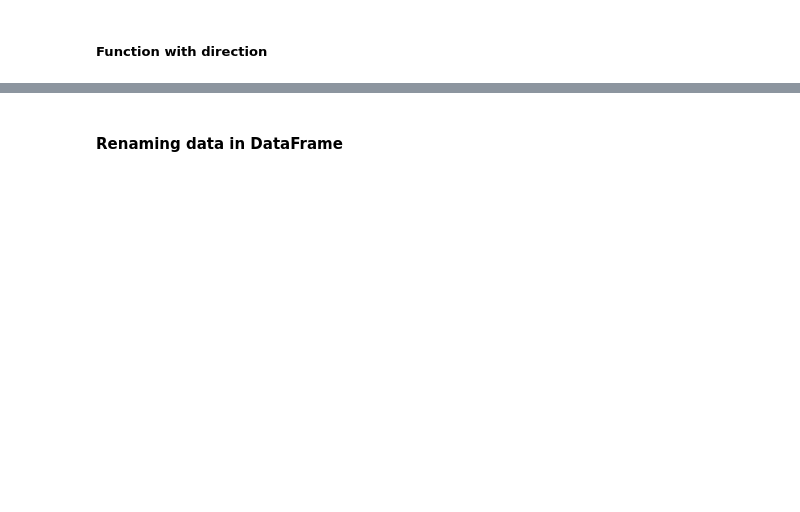
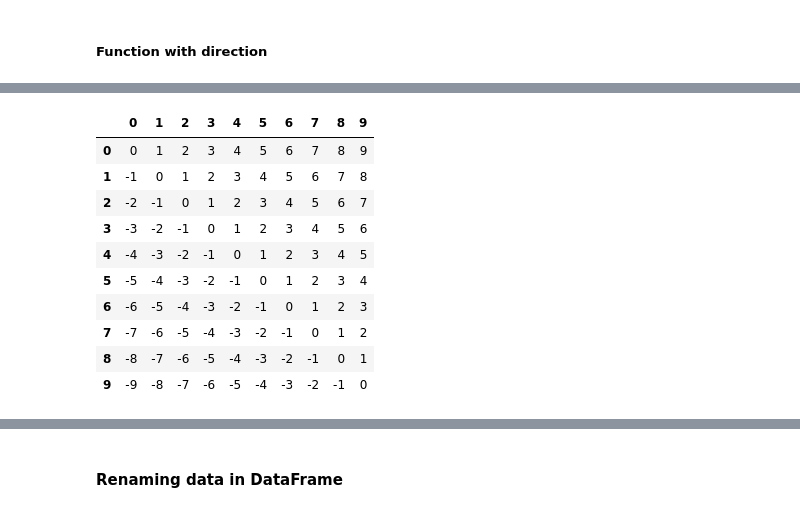
Before and after one commit to Segun228/Python_guides, a Jupyter notebook: t_pandas_guide/extended_pandas_guide.ipynb, the cells around one changed output, grey strips where cells are left out. Cells and saved outputs as stored; diff of their text form; code cells hidden in the pictures; blank space fills up the shorter version.

```diff
--- a/t_pandas_guide/extended_pandas_guide.ipynb
+++ b/t_pandas_guide/extended_pandas_guide.ipynb
@@ -1423,0 +996,15 @@ Length: 3, dtype: Float64' has dtype incompatible with int64, please explicitly
+# %%
+nums.subtract(np.arange(10), axis=1) # vector-row
+nums.subtract(np.arange(10), axis=0) # vector-column
+# %% [output]
+|  | 0 | 1 | 2 | 3 | 4 | 5 | 6 | 7 | 8 | 9 |
+| 0 | 0 | 1 | 2 | 3 | 4 | 5 | 6 | 7 | 8 | 9 |
+| 1 | -1 | 0 | 1 | 2 | 3 | 4 | 5 | 6 | 7 | 8 |
+| 2 | -2 | -1 | 0 | 1 | 2 | 3 | 4 | 5 | 6 | 7 |
+| 3 | -3 | -2 | -1 | 0 | 1 | 2 | 3 | 4 | 5 | 6 |
+| 4 | -4 | -3 | -2 | -1 | 0 | 1 | 2 | 3 | 4 | 5 |
+| 5 | -5 | -4 | -3 | -2 | -1 | 0 | 1 | 2 | 3 | 4 |
+| 6 | -6 | -5 | -4 | -3 | -2 | -1 | 0 | 1 | 2 | 3 |
+| 7 | -7 | -6 | -5 | -4 | -3 | -2 | -1 | 0 | 1 | 2 |
+| 8 | -8 | -7 | -6 | -5 | -4 | -3 | -2 | -1 | 0 | 1 |
+| 9 | -9 | -8 | -7 | -6 | -5 | -4 | -3 | -2 | -1 | 0 |
```
Also changed, not shown: parts of 73 cells of this notebook, 1 other file.
